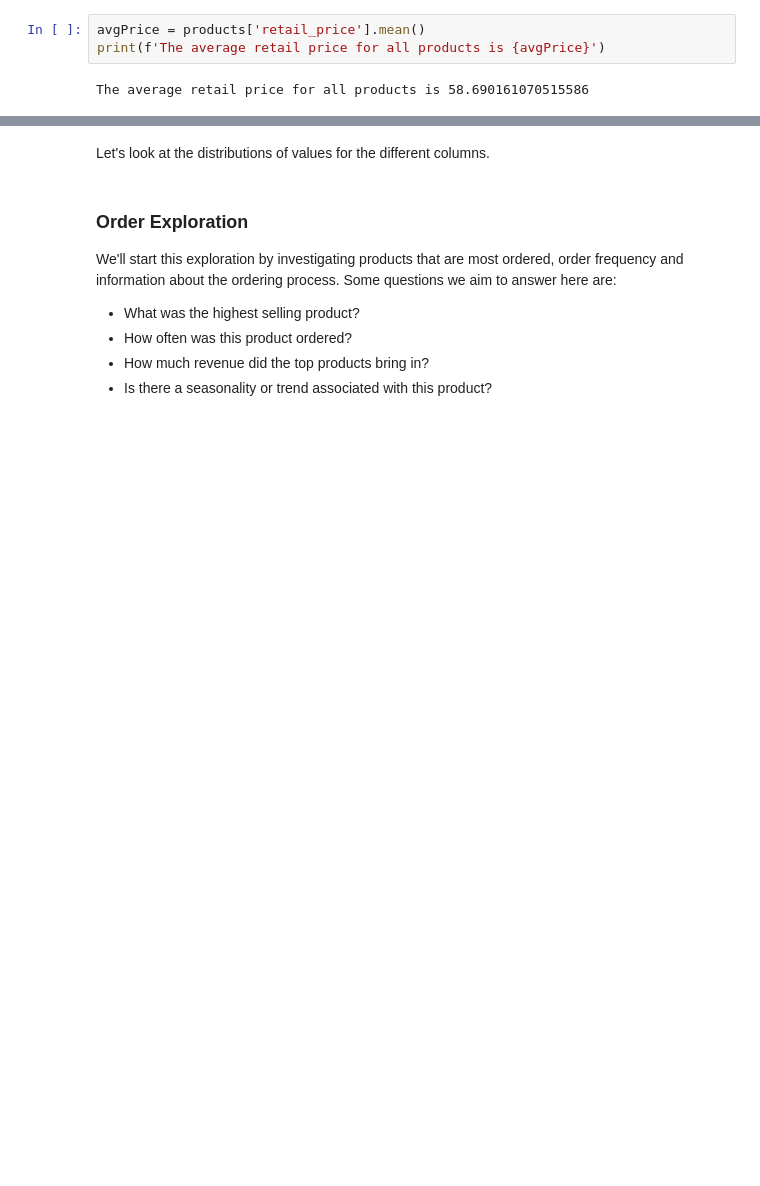
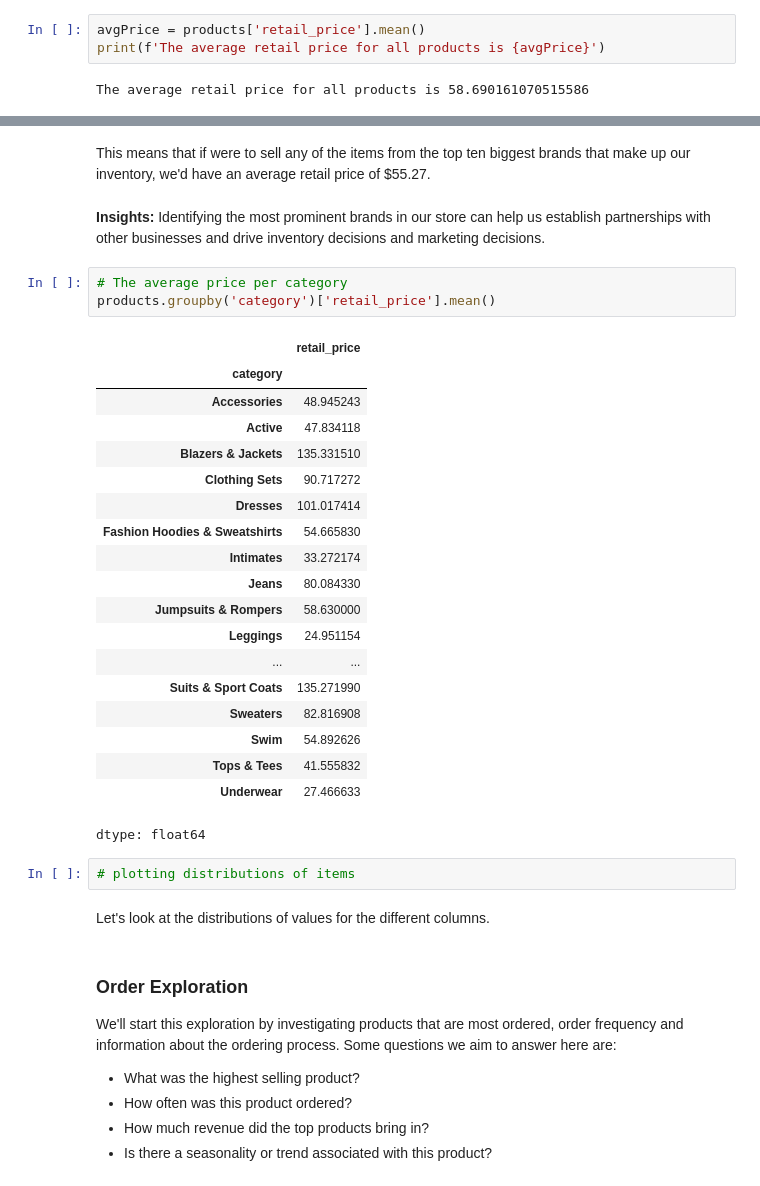
Before and after one commit to lauxpaux/BusinessAnalytics, a Jupyter notebook: BusinessAnalyticsEDA.ipynb, the cells around one changed output, grey strips where cells are left out. Saved outputs shown, nothing was run; the diff lists cells and outputs as text; blank space fills up the shorter version.

```diff
--- a/BusinessAnalyticsEDA.ipynb
+++ b/BusinessAnalyticsEDA.ipynb
@@ -346,3 +387,32 @@ The pooled average price for
+# %% [markdown]
+ This means that if were to sell any of the items from the top ten biggest brands that make up our inventory, we'd have an average retail price of $55.27.
+# %% [markdown]
+**Insights:** Identifying the most prominent brands in our store can help us establish partnerships with other businesses and drive inventory decisions and marketing decisions.
+# %%
+# The average price per category
+products.groupby('category')['retail_price'].mean()
+# %% [output]
+|  | retail_price |
+| category |  |
+| Accessories | 48.945243 |
+| Active | 47.834118 |
+| Blazers & Jackets | 135.331510 |
+| Clothing Sets | 90.717272 |
+| Dresses | 101.017414 |
+| Fashion Hoodies & Sweatshirts | 54.665830 |
+| Intimates | 33.272174 |
+| Jeans | 80.084330 |
+| Jumpsuits & Rompers | 58.630000 |
+| Leggings | 24.951154 |
+| ... | ... |
+| Suits & Sport Coats | 135.271990 |
+| Sweaters | 82.816908 |
+| Swim | 54.892626 |
+| Tops & Tees | 41.555832 |
+| Underwear | 27.466633 |
+dtype: float64
+# %%
+# plotting distributions of items
 # %% [markdown]
 Let's look at the distributions of values for the different columns.
 # %% [markdown]
```
Also changed, not shown: parts of 7 cells of this notebook.
